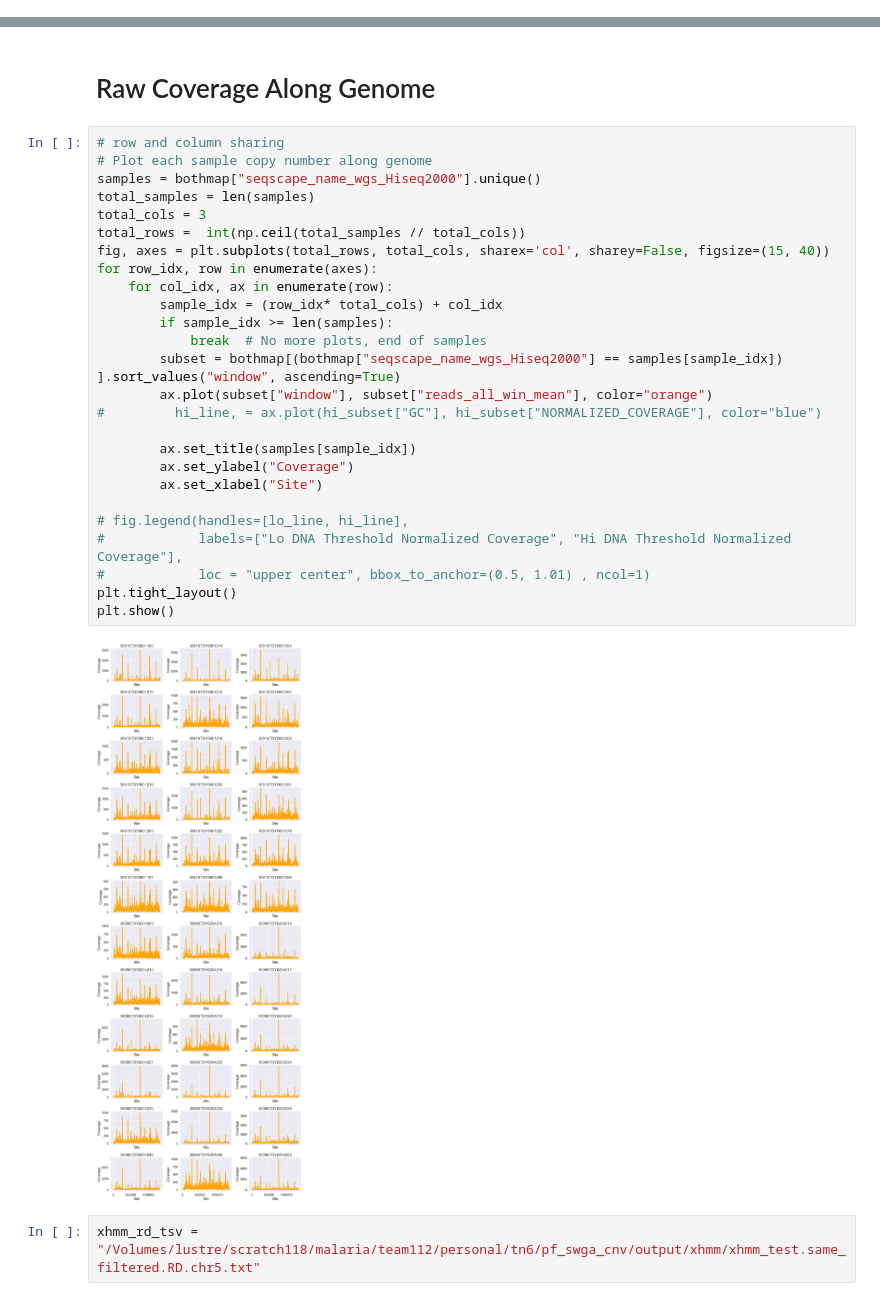
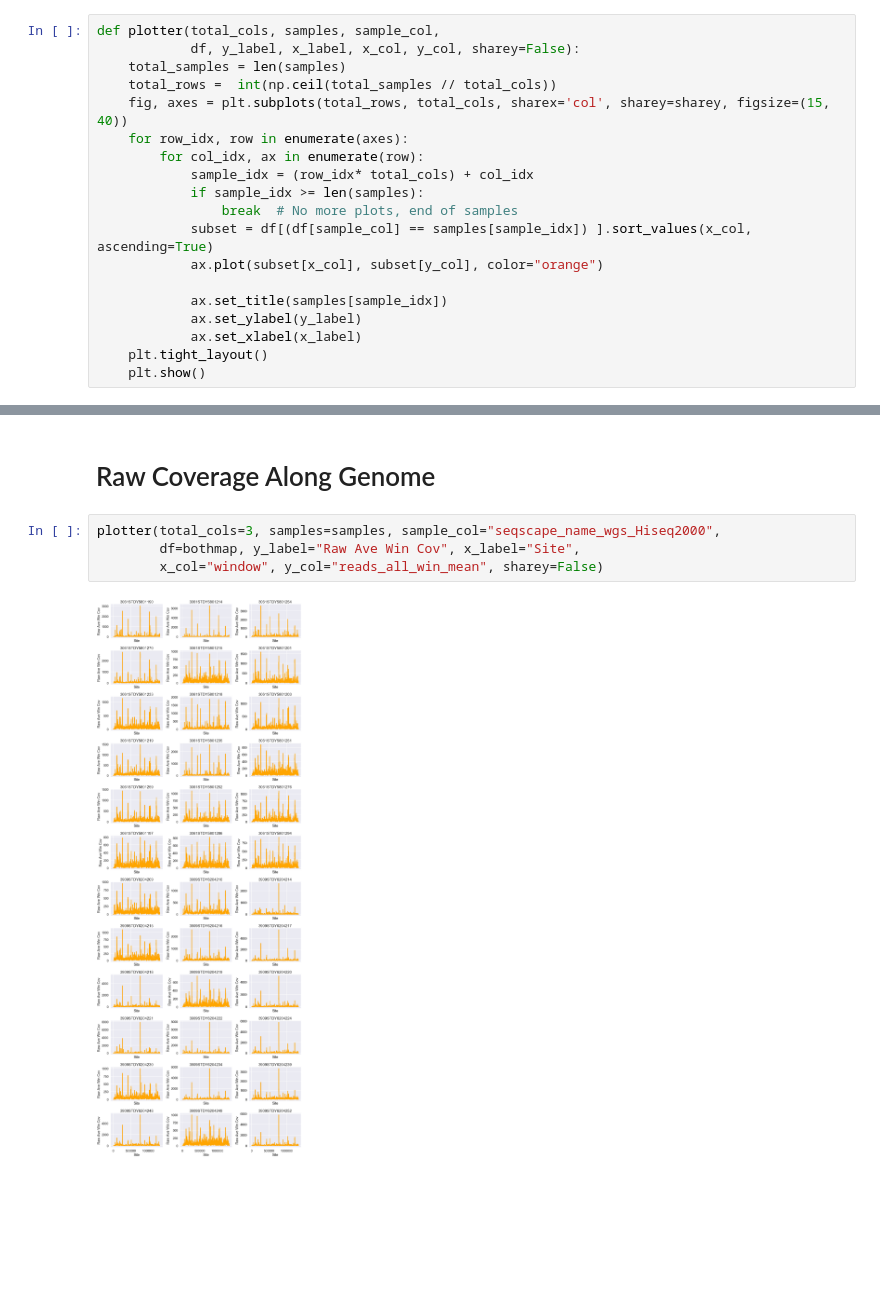
Before and after one commit to tnguyensanger/pf_swga_cnv, a Jupyter notebook: src/jupyter/xHMM CNV in sWGA Field Isolates.ipynb, the cells around one changed output, grey strips where cells are left out. Drawn from its saved outputs; the diff is of its cells as text; blank space fills up the shorter version.

```diff
--- a/src/jupyter/xHMM CNV in sWGA Field Isolates.ipynb
+++ b/src/jupyter/xHMM CNV in sWGA Field Isolates.ipynb
@@ -290,0 +256,19 @@ display(len(bothmap["sample"].unique()))
+# %%
+def plotter(total_cols, samples, sample_col,
+            df, y_label, x_label, x_col, y_col, sharey=False):
+    total_samples = len(samples)
+    total_rows =  int(np.ceil(total_samples // total_cols))
+    fig, axes = plt.subplots(total_rows, total_cols, sharex='col', sharey=sharey, figsize=(15, 40))
+    for row_idx, row in enumerate(axes):
+        for col_idx, ax in enumerate(row):
+            sample_idx = (row_idx* total_cols) + col_idx
+            if sample_idx >= len(samples):
+                break  # No more plots, end of samples
+            subset = df[(df[sample_col] == samples[sample_idx]) ].sort_values(x_col, ascending=True)
+            ax.plot(subset[x_col], subset[y_col], color="orange")
+
+            ax.set_title(samples[sample_idx])
+            ax.set_ylabel(y_label)
+            ax.set_xlabel(x_label)
+    plt.tight_layout()
+    plt.show()
@@ -348,32 +322,8 @@ plt.show()
 # %% [markdown]
 # Raw Coverage Along Genome
-# %%
-# row and column sharing
-# Plot each sample copy number along genome
-samples = bothmap["seqscape_name_wgs_Hiseq2000"].unique()
-total_samples = len(samples)
-total_cols = 3
-total_rows =  int(np.ceil(total_samples // total_cols))
-fig, axes = plt.subplots(total_rows, total_cols, sharex='col', sharey=False, figsize=(15, 40))
-for row_idx, row in enumerate(axes):
-    for col_idx, ax in enumerate(row):
-        sample_idx = (row_idx* total_cols) + col_idx
-        if sample_idx >= len(samples):
-            break  # No more plots, end of samples
-        subset = bothmap[(bothmap["seqscape_name_wgs_Hiseq2000"] == samples[sample_idx]) ].sort_values("window", ascending=True)
-        ax.plot(subset["window"], subset["reads_all_win_mean"], color="orange")
-#         hi_line, = ax.plot(hi_subset["GC"], hi_subset["NORMALIZED_COVERAGE"], color="blue")
-
-        ax.set_title(samples[sample_idx])
-        ax.set_ylabel("Coverage")
-        ax.set_xlabel("Site")
-
-# fig.legend(handles=[lo_line, hi_line],
-#            labels=["Lo DNA Threshold Normalized Coverage", "Hi DNA Threshold Normalized Coverage"],
-#            loc = "upper center", bbox_to_anchor=(0.5, 1.01) , ncol=1)
-plt.tight_layout()
-plt.show()
-# %% [output]
-[figure, removed]
-# %%
-xhmm_rd_tsv = "/Volumes/lustre/scratch118/malaria/team112/personal/tn6/pf_swga_cnv/output/xhmm/xhmm_test.same_filtered.RD.chr5.txt"
+# %%
+plotter(total_cols=3, samples=samples, sample_col="seqscape_name_wgs_Hiseq2000",
+        df=bothmap, y_label="Raw Ave Win Cov", x_label="Site",
+        x_col="window", y_col="reads_all_win_mean", sharey=False)
+# %% [output]
+[figure, added]
```
Also changed, not shown: parts of 33 cells of this notebook.
